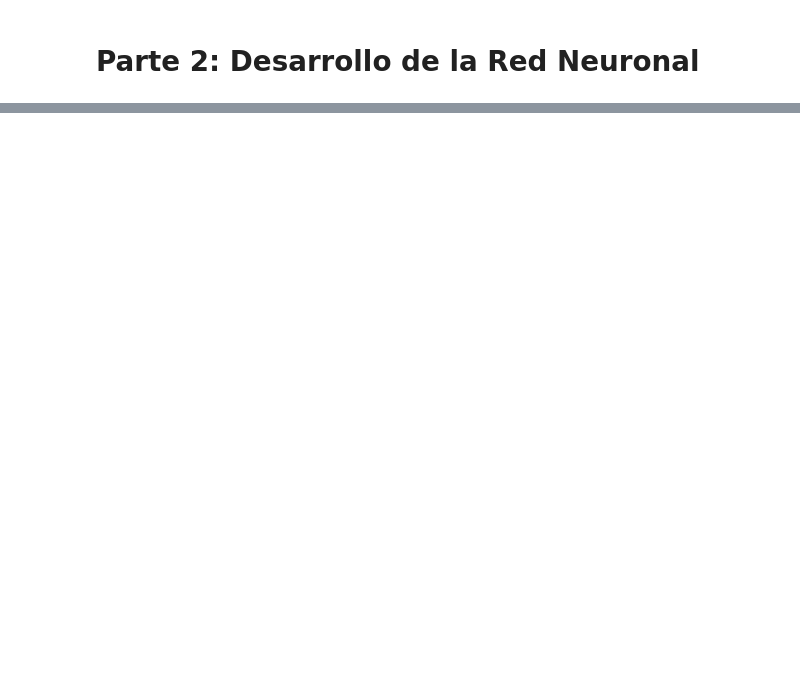
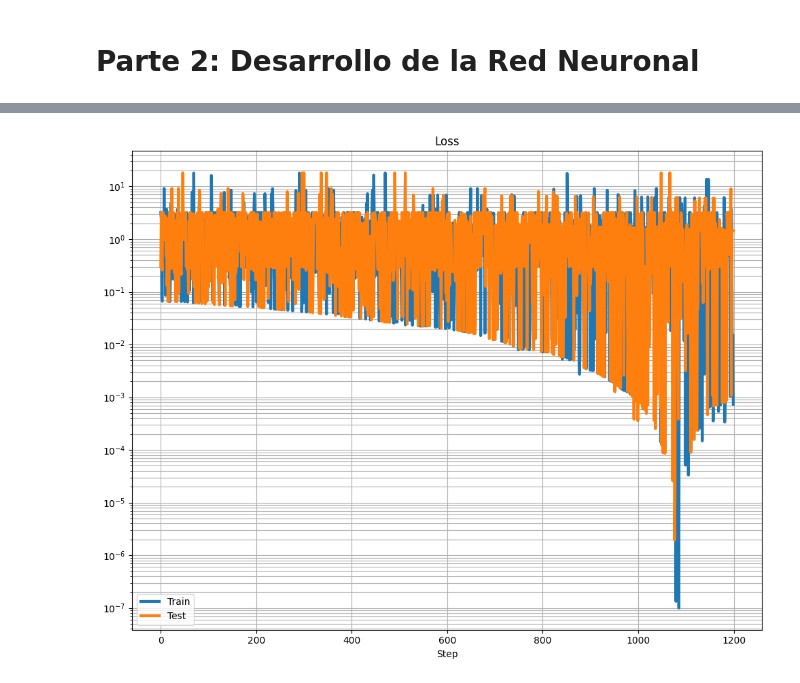
Before and after one commit to SRodriguezSpina/TP-RedNeuronal, a Jupyter notebook: Red Neuronal TP/RedNeuronal.ipynb, the cells around one changed output, grey strips where cells are left out. Saved outputs shown, nothing was run; the diff lists cells and outputs as text; code cells hidden in the pictures; blank space fills up the shorter version.

```diff
--- a/Red Neuronal TP/RedNeuronal.ipynb
+++ b/Red Neuronal TP/RedNeuronal.ipynb
@@ -146,3 +146,16 @@ plt.show()
 # %% [markdown]
 # Parte 2: Desarrollo de la Red Neuronal
+# %%
+# Se consideran los datos que me interesan para la Fordward Propagation
+
+from sklearn.model_selection import train_test_split
+
+features = ['acidez fija', 'acidez volátil', 'ácido cítrico', 'azúcar residual', 'cloruros', 'dióxido de azufre', 'dióxido de azufre total', 'densidad',
+            'pH', 'sulfatos', 'alcohol']
+
+X = df_n[features].values
+Y = df_n['calidad'].values
+
+# Dividir los datos en conjuntos de entrenamiento y prueba
+X_train, X_test, Y_train, Y_test = train_test_split(X, Y, test_size=1/3)
 # %%
@@ -254,0 +285,40 @@ ACCURACY:  0.0
+# %%
+import matplotlib.pyplot as plt
+
+fmt_train = {
+    'color': 'tab:blue',
+    'ls': 'solid',
+    'lw': 3,
+}
+fmt_test = {
+    'color': 'tab:orange',
+    'ls': 'solid',
+    'lw': 3,
+}
+
+fig, (ax) = plt.subplots(1,1,figsize=(10,8))
+
+ax.semilogy(loss_train_l, label='Train', **fmt_train)
+ax.semilogy(loss_test_l, label='Test', **fmt_test)
+
+# bx.plot(accs_train, label='Train', **fmt_train)
+# bx.plot(accs_test, label='Test', **fmt_test)
+
+# bx.set_ylim(-0.01, 1.01)
+
+ax.grid(which='both')
+# bx.grid(which='both')
+
+ax.legend()
+# bx.legend()
+
+ax.set_title('Loss')
+# bx.set_title('Classifier Accuracy')
+
+ax.set_xlabel('Step')
+# bx.set_xlabel('Step')
+
+fig.tight_layout()
+plt.show()
+# %% [output]
+[figure, added]
```
Also changed, not shown: parts of 4 cells of this notebook.
